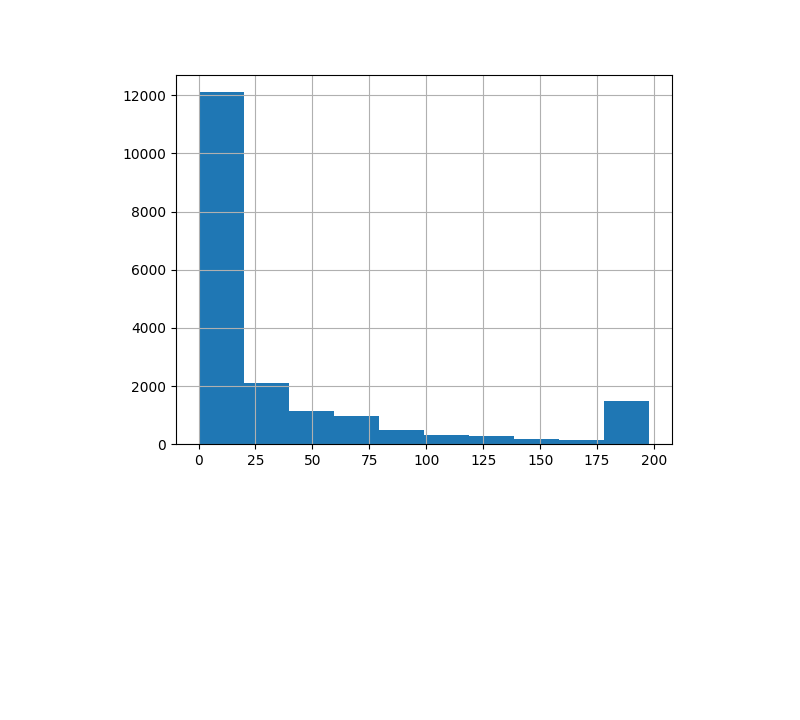
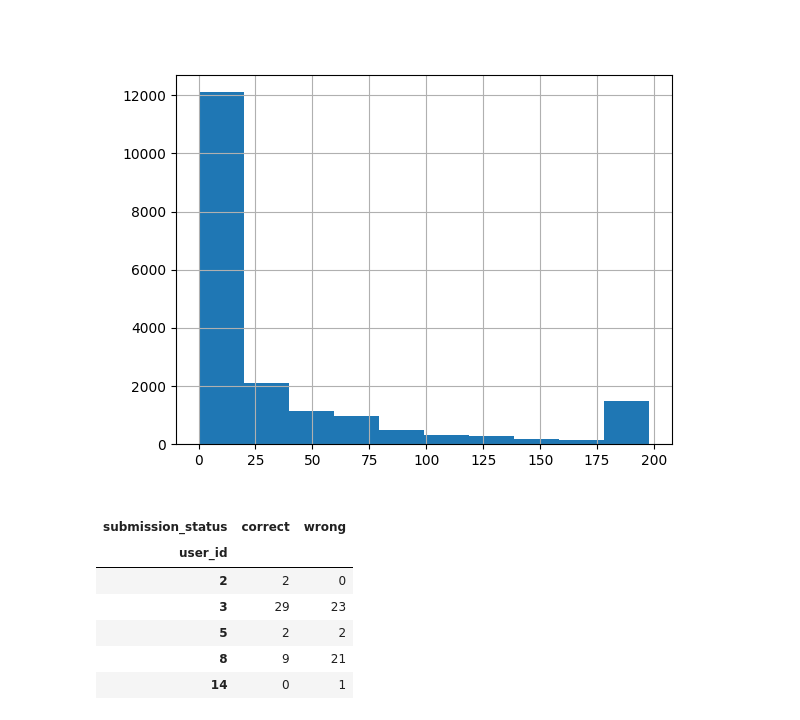
Before and after one commit to PigStep/Stepic-R-course-analitycs, a Jupyter notebook: main/main.ipynb, the cells around one changed output. Cells and saved outputs as stored; diff of their text form; code cells hidden in the pictures; blank space fills up the shorter version.

```diff
--- a/main/main.ipynb
+++ b/main/main.ipynb
@@ -72,3 +80,17 @@ ax.plot()
 # %% [output]
 []
 [figure]
+# %%
+submissions.pivot_table(index="user_id",
+                             columns="submission_status",
+                             values="step_id",
+                             aggfunc="count",
+                             fill_value=0).head()
+# %% [output]
+| submission_status | correct | wrong |
+| user_id |  |  |
+| 2 | 2 | 0 |
+| 3 | 29 | 23 |
+| 5 | 2 | 2 |
+| 8 | 9 | 21 |
+| 14 | 0 | 1 |
```
Also changed, not shown: parts of 6 cells of this notebook.
